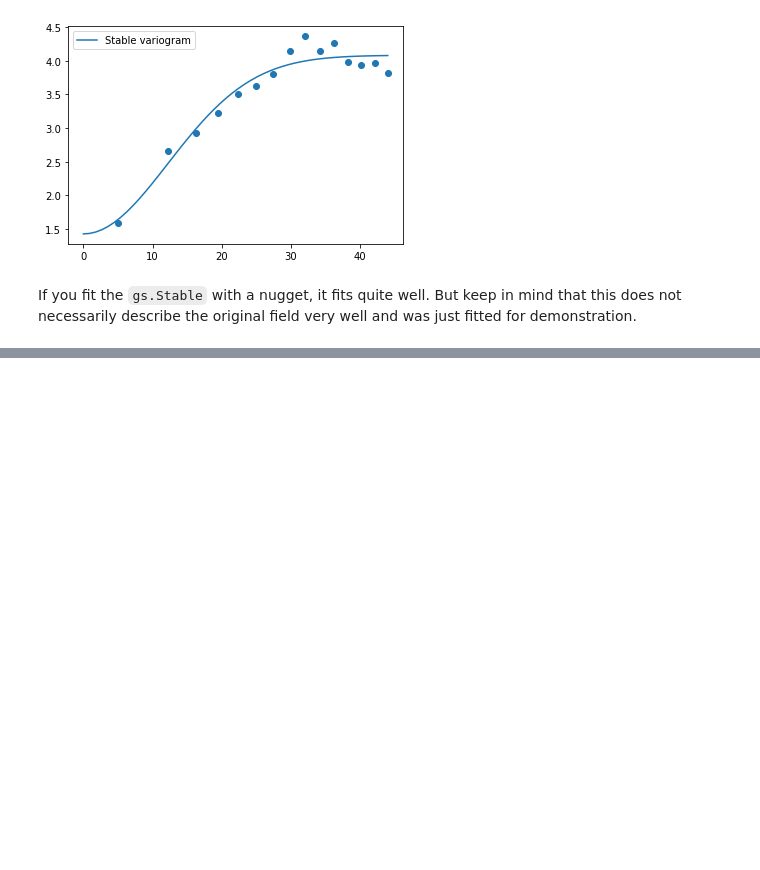
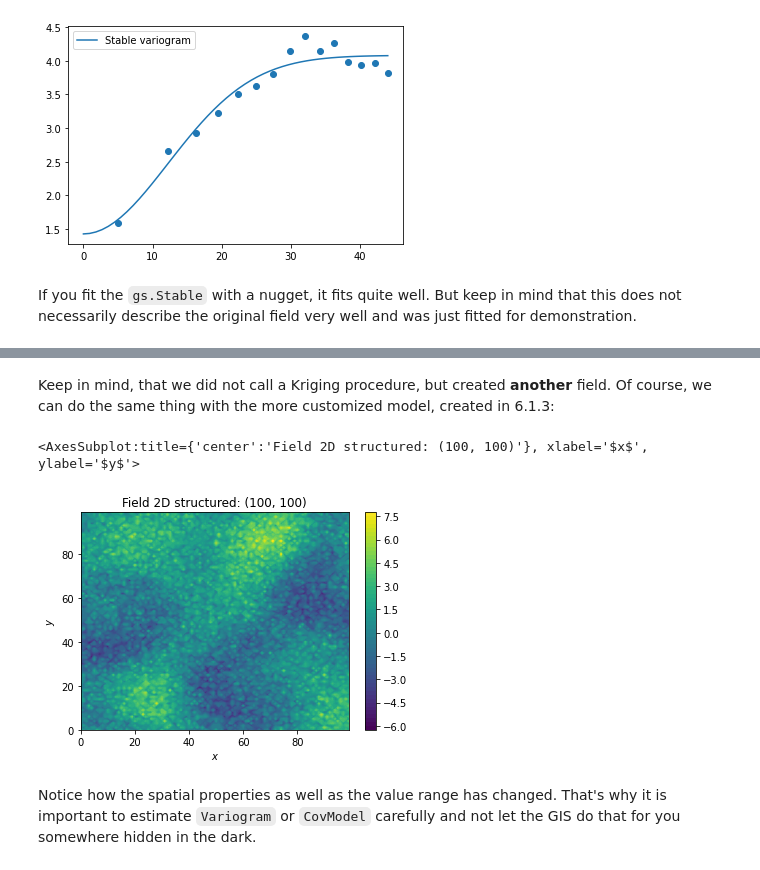
Before and after one commit to mmaelicke/scikit-gstat, a Jupyter notebook: docs/tutorials/06_gstools.ipynb, the cells around one changed output, grey strips where cells are left out. Drawn from its saved outputs; the diff is of its cells as text; code cells hidden in the pictures; blank space fills up the shorter version.

```diff
--- a/docs/tutorials/06_gstools.ipynb
+++ b/docs/tutorials/06_gstools.ipynb
@@ -90,0 +173,12 @@ If you fit the `gs.Stable` with a nugget, it fits quite well. But keep in mind t
+# %% [markdown]
+Keep in mind, that we did not call a Kriging procedure, but created **another** field.
+Of course, we can do the same thing with the more customized model, created in 6.1.3:
+# %%
+malformed = gs.SRF(fit_model, seed=24092013)
+malformed.structured([x,y])
+malformed.plot()
+# %% [output]
+<AxesSubplot:title={'center':'Field 2D structured: (100, 100)'}, xlabel='$x$', ylabel='$y$'>
+[figure, added]
+# %% [markdown]
+Notice how the spatial properties as well as the value range has changed. That's why it is important to estimate `Variogram` or `CovModel` carefully and not let the GIS do that for you somewhere hidden in the dark.
```
Also changed, not shown: parts of 15 cells of this notebook.
